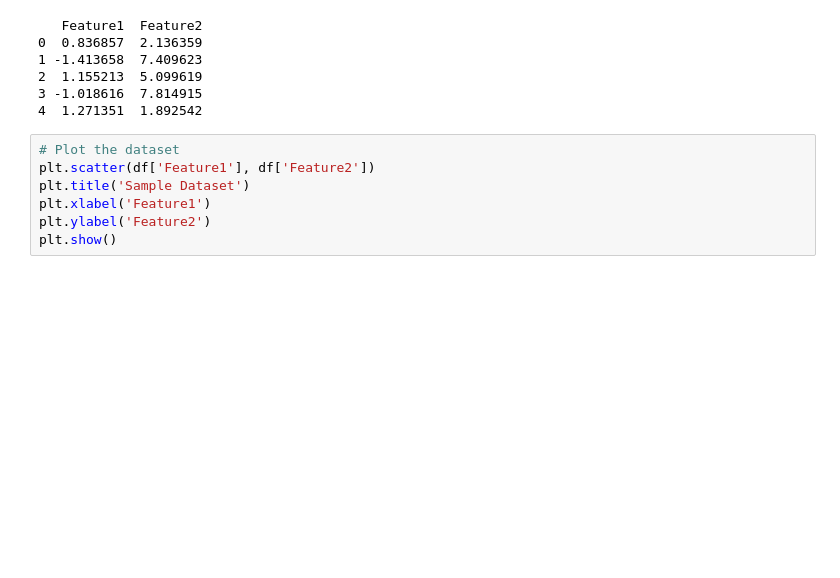
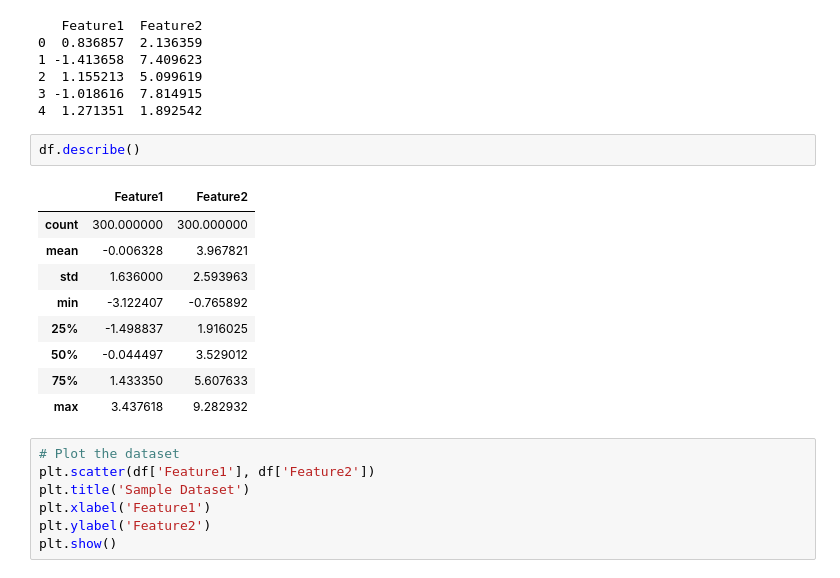
Before and after one commit to swappy18-glitch/Python_Prac, a Jupyter notebook: Clustering.ipynb, the cells around one changed output. Drawn from its saved outputs; the diff is of its cells as text; blank space fills up the shorter version.

```diff
--- a/Clustering.ipynb
+++ b/Clustering.ipynb
@@ -20,6 +20,18 @@ print(df.head())
 2  1.155213  5.099619
 3 -1.018616  7.814915
 4  1.271351  1.892542
+# %%
+df.describe()
+# %% [output]
+|  | Feature1 | Feature2 |
+| count | 300.000000 | 300.000000 |
+| mean | -0.006328 | 3.967821 |
+| std | 1.636000 | 2.593963 |
+| min | -3.122407 | -0.765892 |
+| 25% | -1.498837 | 1.916025 |
+| 50% | -0.044497 | 3.529012 |
+| 75% | 1.433350 | 5.607633 |
+| max | 3.437618 | 9.282932 |
 # %%
 # Plot the dataset
 plt.scatter(df['Feature1'], df['Feature2'])
```
Also changed, not shown: 1 other file.
